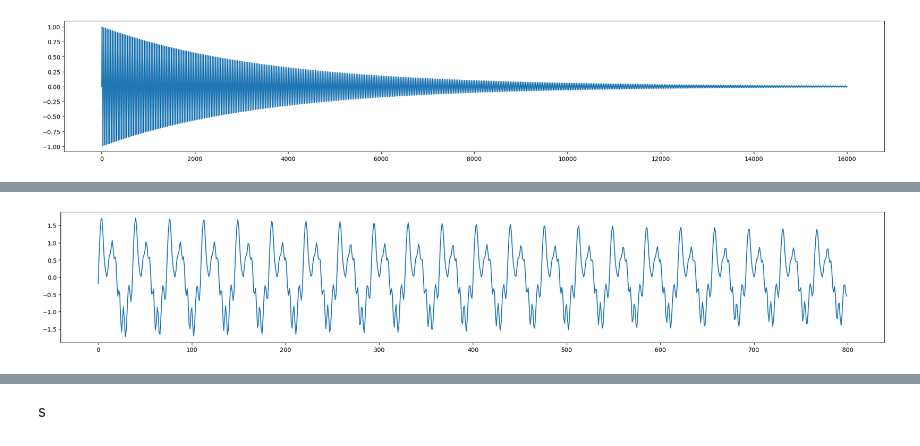
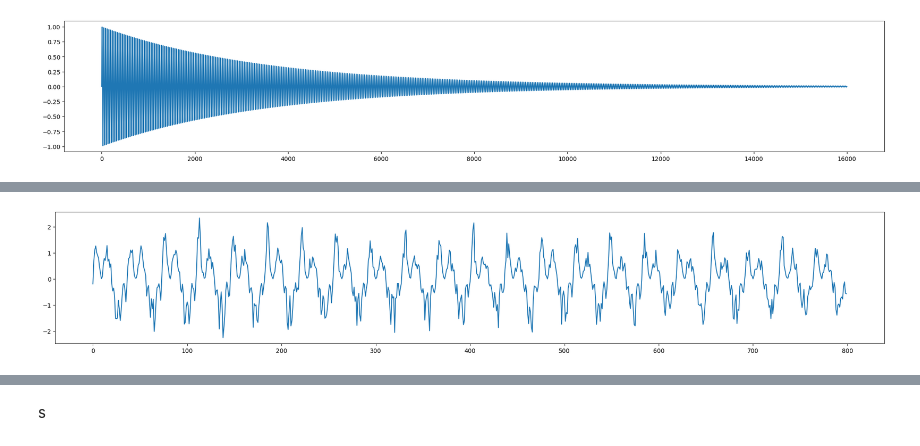
Before and after one commit to NDC227/IntroComputerMusic, a Jupyter notebook: sound_processing.ipynb, the cells around one changed output, grey strips where cells are left out. Cells and saved outputs as stored; diff of their text form; code cells hidden in the pictures.

Commit message:
new filters as function invariant of input length

```diff
--- a/sound_processing.ipynb
+++ b/sound_processing.ipynb
@@ -69,18 +82,18 @@ def apply_filter(sound, filter):
 # %%
 def noiseMultiplier(n_nodes, noise=0.1, dist="uniform"):
-    noise_factors = []
-    for i in range(n_nodes):
-        if dist == "normal":
-            noise_factors.append(np.random.normal(1, noise))
-        elif dist == "uniform":
-            noise_factors.append(np.random.uniform(-1 * noise + 1, noise + 1))
-        else:
-            noise_factors.append(np.random.uniform(-1 * noise + 1, noise + 1))
+    if dist == "normal":
+        noise_factors = np.random.normal(1, noise, (n_nodes))
+    elif dist == "uniform":
+        noise_factors = np.random.uniform(-1 * noise + 1, noise + 1, (n_nodes))
+    else:
+        noise_factors = np.random.uniform(-1 * noise + 1, noise + 1, (n_nodes))
     noise_spline = scipy.interpolate.CubicSpline(np.arange(n_nodes), noise_factors)
     return noise_spline
 # %%
-def noise_filter(n_samples, noise=0.1, smooth=1, dist="uniform"):
-    n_nodes = n_samples // smooth
-    noise_spline = noiseMultiplier(n_nodes, noise, dist)
-    f = lambda x : np.multiply(x, noise_spline(n_nodes * i / n_samples))
-    return f
+def noise_filter(noise=0.1, smooth=1, dist="uniform"):
+    def filter(x):
+        n_samples = len(x)
+        n_nodes = n_samples // smooth
+        noise_spline = noiseMultiplier(n_nodes, noise, dist)
+        return [x[i] * noise_spline(n_nodes * i / n_samples) for i in range(n_samples)]
+    return filter
@@ -125,20 +146,20 @@ def contrast_enhance(y, factor=2):
 # %%
 a4_x_overtones, a4_y_overtones = generate_pitch_with_overtones(16000, 16000, 1, 440, 10, offset=20)
 a4_x_overtones, a4_y_overtones = exponential_decay(a4_x_overtones, a4_y_overtones, rate=1e-2)
 ipd.Audio(a4_y_overtones, rate=16_000)
 
 n_samples = len(a4_x_overtones)
 
-noise_filter = noise_filter(n_samples, noise=0.1, smooth=1)
-a4_y_overtones = apply_filter(a4_y_overtones, noise_filter)
+noise_f = noise_filter(noise=0.5, smooth=1)
+a4_y_overtones = apply_filter(a4_y_overtones, noise_f)
 
 plt.figure(figsize=(25,4))
 plt.plot(a4_x_overtones[:800], a4_y_overtones[:800])
 
 ipd.Audio(a4_y_overtones, rate=16_000)
 # %% [output]
 [interactive output not drawn]
-[figure, old version]
+[figure, new version]
 # %%
 SAMPLING_RATE = 16384
 _, a4_1 = generate_pitch_with_overtones(16000, SAMPLING_RATE, 1, 440, 10, offset=20)
```
Also changed, not shown: parts of 12 cells of this notebook.
